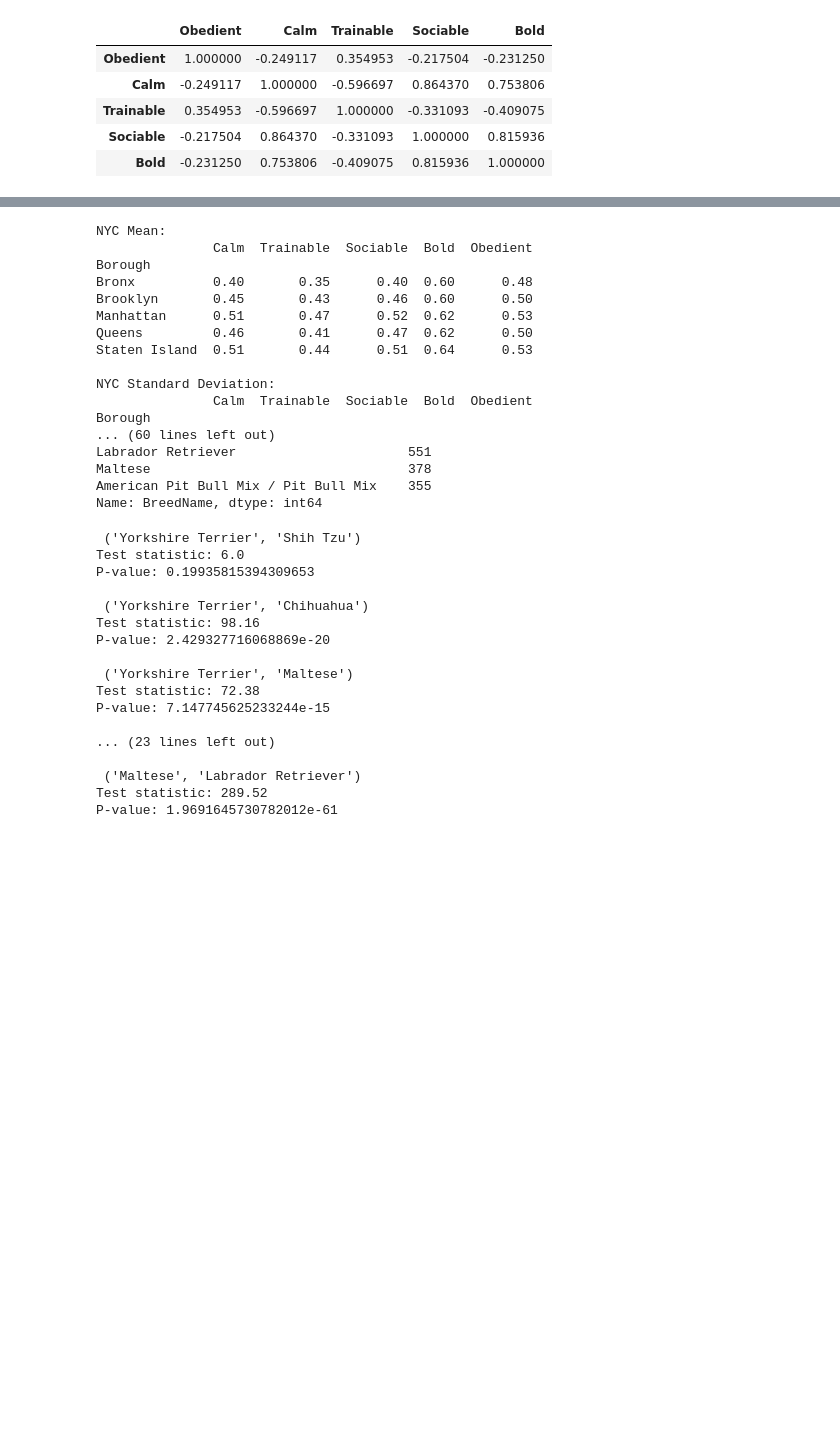
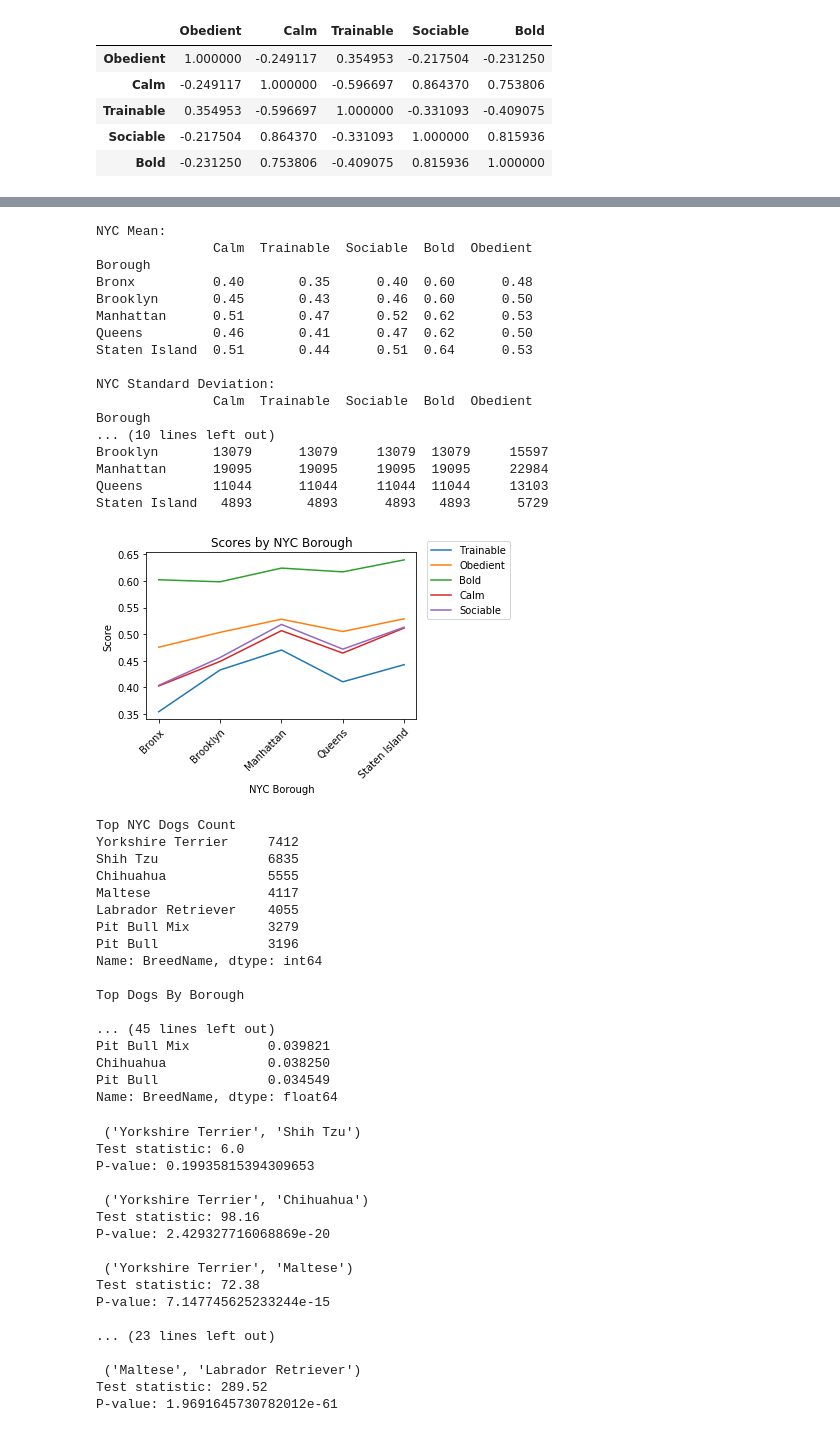
Before and after one commit to Save-All-The-Pets/dog_attributes, a Jupyter notebook: src/analysis.ipynb, the cells around one changed output, grey strips where cells are left out. Saved outputs shown, nothing was run; the diff lists cells and outputs as text; code cells hidden in the pictures; blank space fills up the shorter version.

```diff
--- a/src/analysis.ipynb
+++ b/src/analysis.ipynb
@@ -226,51 +232,71 @@ Working             16    11         11        11    11
 # %%
 # Strip out NYC dirty values
 nyc_registry['Borough'] = nyc_registry['Borough'].map(lambda x: None if x not in {'Brooklyn', 'Bronx', 'Staten Island', 'Manhattan', 'Queens'} else x)
-nyc_registry['BreedName'] = nyc_registry['BreedName'].map(lambda x: None if x == 'Unknown' else x)
+nyc_registry.replace(to_replace='Unknown',value=None, inplace=True)
+nyc_registry.replace(to_replace='American Pit Bull Mix / Pit Bull Mix',value='Pit Bull Mix', inplace=True)
+nyc_registry.replace(to_replace='American Pit Bull Terrier/Pit Bull',value='Pit Bull', inplace=True)
 nyc_registry.dropna(inplace=True)
 
 # Display breed attributes by NYC borough
-display = False
-norm=False # Do not normalize
+display = True
+norm=True # Do not normalize
 nyc_attrib = nyc_registry.set_index('BreedName').join(attrib, how='left')
 nyc_attrib = nyc_attrib[['Borough','Calm', 'Trainable', 'Sociable', 'Bold', 'Obedient']]
 nyc_attrib_g = nyc_attrib.groupby('Borough')
 print('\nNYC Mean:')
 nyc_attrib_g_mean = nyc_attrib_g.mean()
 pprint(nyc_attrib_g_mean.round(decimals=2))
 print('\nNYC Standard Deviation:')
 pprint(nyc_attrib_g.std().round(decimals=2))
 print('\nNYC Count:')
 pprint(nyc_attrib_g.count())
 if display:
     plot_by_attrib(nyc_attrib_g_mean, lst, 'NYC Borough')
 
 nyc_breeds = nyc_registry[['Borough', 'BreedName']]
 print('\nTop NYC Dogs Count')
-pprint(nyc_breeds['BreedName'].value_counts().nlargest(5))
+pprint(nyc_breeds['BreedName'].value_counts().nlargest(7))
 nyc_breeds_grp = nyc_breeds.groupby('Borough')
 print('\nTop Dogs By Borough')
 for b in borough:
     print('\n'+b)
-    print(nyc_breeds_grp.get_group(b)['BreedName'].value_counts(normalize=norm).head(5))
+    print(nyc_breeds_grp.get_group(b)['BreedName'].value_counts(normalize=norm).head(7))
 # %% [output]
 NYC Mean:
                Calm  Trainable  Sociable  Bold  Obedient
 Borough
 Bronx          0.40       0.35      0.40  0.60      0.48
 Brooklyn       0.45       0.43      0.46  0.60      0.50
 Manhattan      0.51       0.47      0.52  0.62      0.53
 Queens         0.46       0.41      0.47  0.62      0.50
 Staten Island  0.51       0.44      0.51  0.64      0.53
 
 NYC Standard Deviation:
                Calm  Trainable  Sociable  Bold  Obedient
 Borough
-... (60 lines left out)
-Labrador Retriever                      551
-Maltese                                 378
-American Pit Bull Mix / Pit Bull Mix    355
-Name: BreedName, dtype: int64
+... (10 lines left out)
+Brooklyn       13079      13079     13079  13079     15597
+Manhattan      19095      19095     19095  19095     22984
+Queens         11044      11044     11044  11044     13103
+Staten Island   4893       4893      4893   4893      5729
+[figure, added]
+Top NYC Dogs Count
+Yorkshire Terrier     7412
+Shih Tzu              6835
+Chihuahua             5555
+Maltese               4117
+Labrador Retriever    4055
+Pit Bull Mix          3279
+Pit Bull              3196
+Name: BreedName, dtype: int64
+
+Top Dogs By Borough
+
+... (45 lines left out)
+Pit Bull Mix          0.039821
+Chihuahua             0.038250
+Pit Bull              0.034549
+Name: BreedName, dtype: float64
 # %%
 # Perform Chi-Square analysis on NYC data
 chi2_breed = ['Yorkshire Terrier', 'Shih Tzu','Chihuahua', 'Maltese', 'Labrador Retriever']
```
Also changed, not shown: parts of 14 cells of this notebook.
